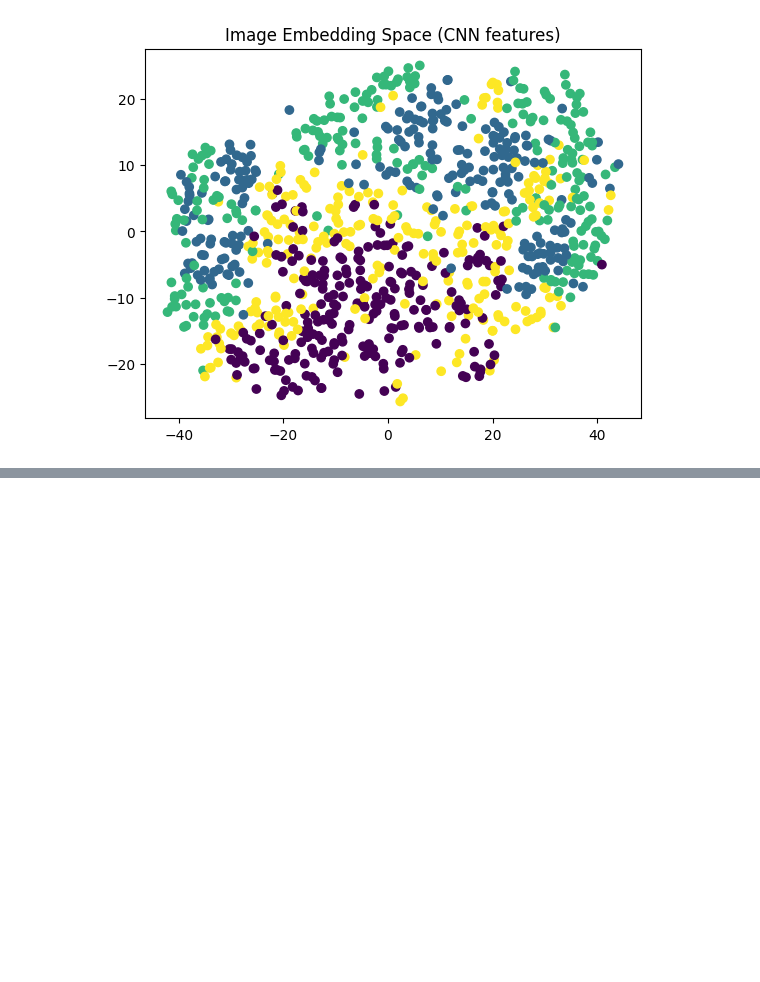
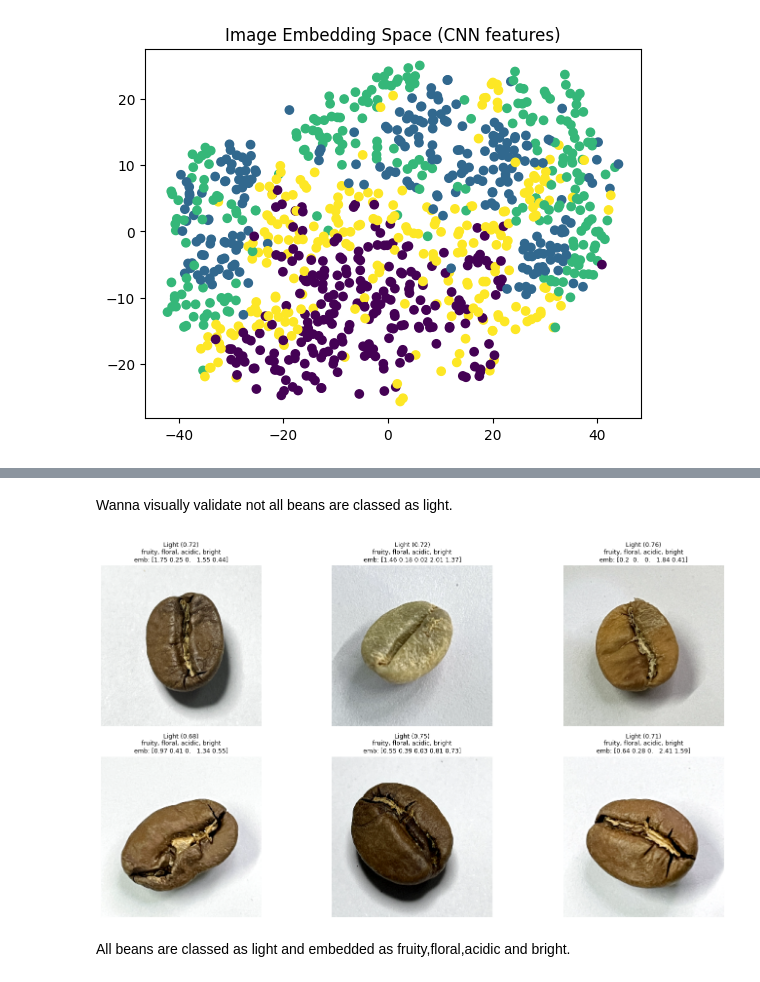
Before and after one commit to DaisyRacin/AI7-DataChallenge, a Jupyter notebook: Training.ipynb, the cells around one changed output, grey strips where cells are left out. Saved outputs shown, nothing was run; the diff lists cells and outputs as text; code cells hidden in the pictures; blank space fills up the shorter version.

```diff
--- a/Training.ipynb
+++ b/Training.ipynb
@@ -374,0 +390,3 @@ plt.show()
+# %%
+with open("coffee_splits.pkl", "rb") as f:
+    X_train, X_val, y_train, y_val = pickle.load(f)
@@ -374,0 +469,34 @@ plt.show()
+# %% [markdown]
+Wanna visually validate not all beans are classed as light.
+# %%
+import matplotlib.pyplot as plt
+import random
+
+def show_batch_with_embeddings(paths, n=6):
+    samples = random.sample(paths, n)
+
+    plt.figure(figsize=(15, 8))
+
+    for i, path in enumerate(samples):
+        img, label, profile, conf, emb = predict_with_embedding(path)
+
+        plt.subplot(2, 3, i + 1)
+        plt.imshow(img)
+        plt.axis("off")
+
+        # compact embedding preview
+        emb_preview = emb[:5].round(2)
+
+        plt.title(
+            f"{label} ({conf:.2f})\n{profile}\nemb: {emb_preview}",
+            fontsize=9
+        )
+
+    plt.tight_layout()
+    plt.show()
+# %%
+show_batch_with_embeddings(X_val, n=6)
+# %% [output]
+[figure, added]
+# %% [markdown]
+All beans are classed as light and embedded as fruity,floral,acidic and bright.
```
Also changed, not shown: parts of 11 cells of this notebook.
